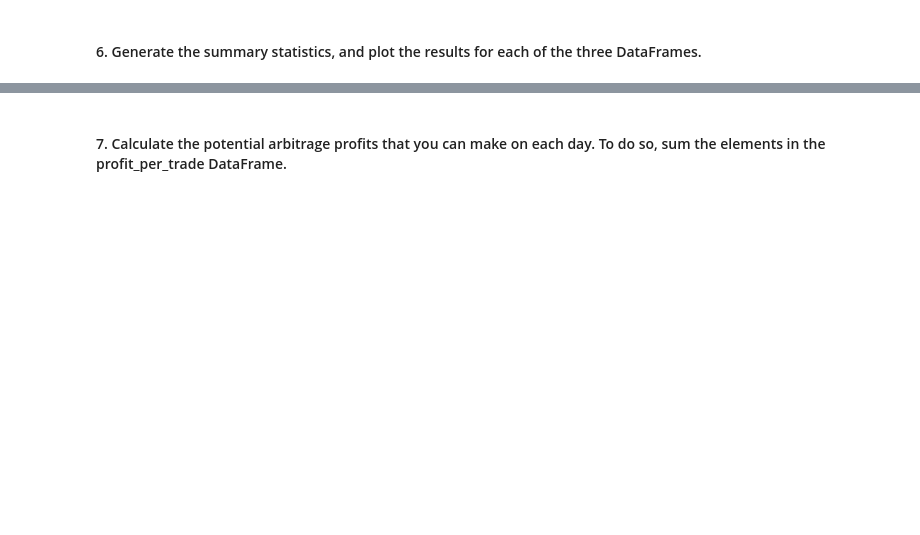
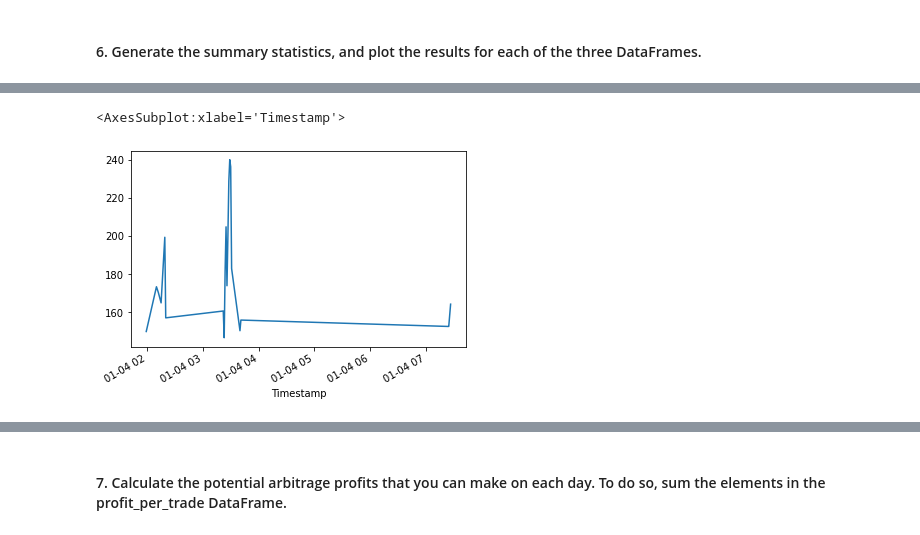
Before and after one commit to mbf2139/FinTech_Challenges, a Jupyter notebook: Module_3_Challenge/crypto_arbitrage.ipynb, the cells around one changed output, grey strips where cells are left out. Saved outputs shown, nothing was run; the diff lists cells and outputs as text; code cells hidden in the pictures; blank space fills up the shorter version.

Commit message:
finalized cryptocurrency arbitrage spread application

```diff
--- a/Module_3_Challenge/crypto_arbitrage.ipynb
+++ b/Module_3_Challenge/crypto_arbitrage.ipynb
@@ -588,7 +588,7 @@ dtype: float64
 spread_return_early= (arbitrage_spread_early[arbitrage_spread_early > 0] /
                         bitstamp_sliced['Bitstamp Closing Price'].loc['2018-01-04'])
 # Review the spread return DataFrame
-spread_return_early = spread_return_early.dropna().copy()
+#spread_return_early = spread_return_early.dropna().copy()
 spread_return_early
 # %% [output]
 Timestamp
@@ -716,10 +716,10 @@ dtype: float64
 # %%
 # For the date early in the dataset, calculate the potential profit per trade in dollars
 # Multiply the profitable trades by the cost of the Bitcoin that was purchased
-profit_early = # YOUR CODE HERE
+profit_early = profitable_trades_early * bitstamp_sliced['Bitstamp Closing Price'].loc['2018-01-04']
 
 # Drop any missing values from the profit DataFrame
-profit_per_trade_early = # YOUR CODE HERE
+profit_per_trade_early = profit_early.dropna().copy()
 
 # View the early profit DataFrame
-# YOUR CODE HERE
+profit_per_trade_early
@@ -731,3 +764,6 @@ profit_per_trade_early = # YOUR CODE HERE
 # %%
 # Plot the results for the early profit per trade DataFrame
-# YOUR CODE HERE
+profit_per_trade_early.plot()
+# %% [output]
+<AxesSubplot:xlabel='Timestamp'>
+[figure, added]
```
Also changed, not shown: parts of 18 cells of this notebook.
